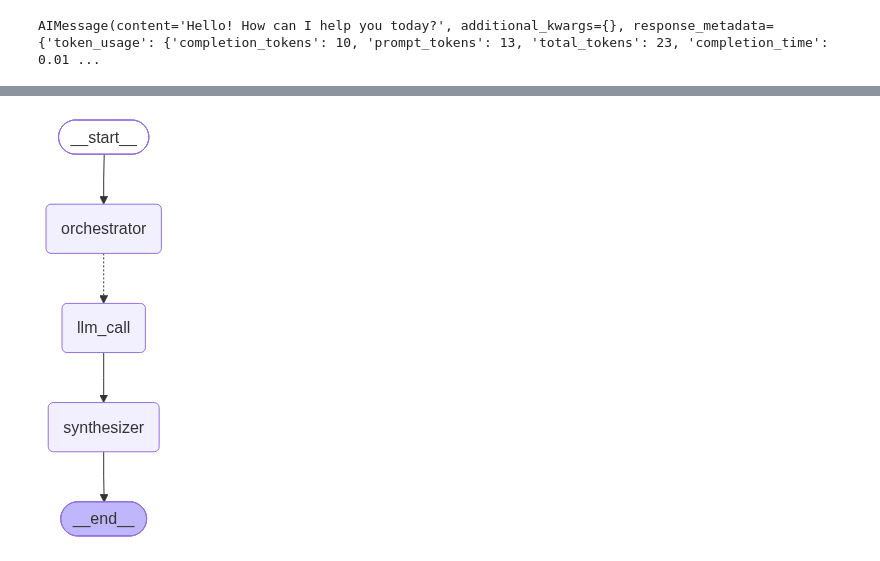
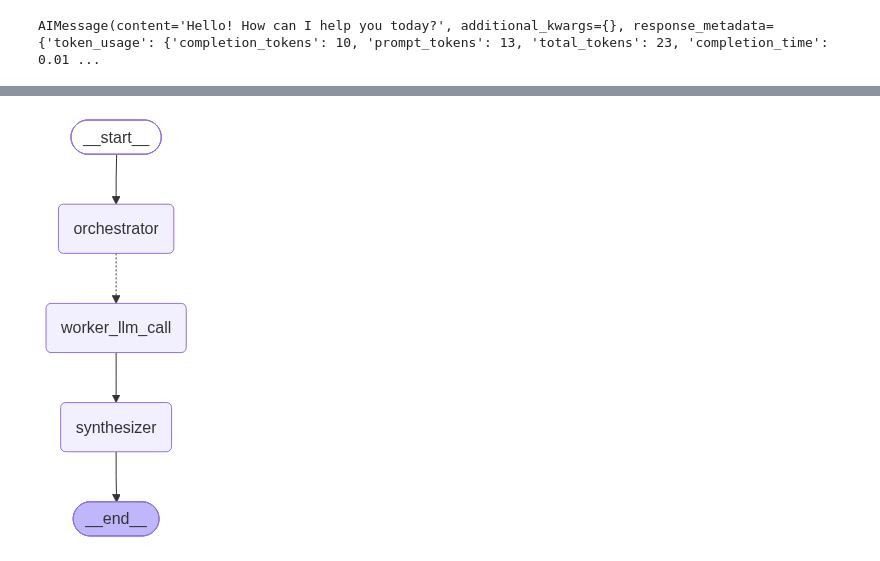
Before and after one commit to jayachandrakanala/jayachandrakanala, a Jupyter notebook: AgenticAI/langgraph/wf-orchestrator-worker.ipynb, the cells around one changed output, grey strips where cells are left out. Saved outputs shown, nothing was run; the diff lists cells and outputs as text; code cells hidden in the pictures.

```diff
--- a/AgenticAI/langgraph/wf-orchestrator-worker.ipynb
+++ b/AgenticAI/langgraph/wf-orchestrator-worker.ipynb
@@ -12,12 +12,10 @@ load_dotenv()
 
 from langchain_groq import ChatGroq
 
-
 #os.environ["OPENAI_API_KEY"]=os.getenv("OPENAI_API_KEY")
 os.environ["GROQ_API_KEY"]=os.getenv("GROQ_API_KEY")
 
-
-llm=ChatGroq(model="qwen/qwen3.8-27b", max_tokens=500)
+llm=ChatGroq(model="qwen/qwen3.8-27b", max_tokens=300)
 #llm = ChatOpenAI(model="gpt-4o")
 result=llm.invoke("Hello")
 result
@@ -49,14 +172,11 @@ Because orchestrator-worker workflows are common, LangGraph has the Send API to
 # %%
 from langgraph.types import Send
-
 
 # Graph state
 class State(TypedDict):
     topic: str  # Report topic
     sections: list[Section]  # List of report sections
-    completed_sections: Annotated[
-        list, operator.add
-    ]  # All workers write to this key in parallel
+    completed_sections: Annotated[list, operator.add]  # All workers write to this key in parallel
     final_report: str  # Final report
 
 # Worker state
@@ -77,10 +197,9 @@ def orchestrator(state: State):
     )
 
     print("Report Sections:",report_sections)
-
     return {"sections": report_sections.sections}
 
-def llm_call(state: WorkerState):
+def worker_llm_call(state: WorkerState):
     """Worker writes a section of the report"""
 
     # Generate section
@@ -98,12 +217,12 @@ def llm_call(state: WorkerState):
     # Write the updated section to completed sections
     return {"completed_sections": [section.content]}
 
-# Conditional edge function to create llm_call workers that each write a section of the report
+# Conditional edge function to create worker_llm_call workers that each write a section of the report
 def assign_workers(state: State):
     """Assign a worker to each section in the plan"""
 
     # Kick off section writing in parallel via Send() API
-    return [Send("llm_call", {"section": s}) for s in state["sections"]]
+    return [Send("worker_llm_call", {"section": s}) for s in state["sections"]]
 
 def synthesizer(state: State):
     """Synthesize full report from sections"""
@@ -118,31 +237,31 @@ def synthesizer(state: State):
 # %%
 # Build workflow
 
 
 from langgraph.graph import StateGraph, START, END
 from IPython.display import Image, display
 orchestrator_worker_builder = StateGraph(State)
 
 # Add the nodes
 orchestrator_worker_builder.add_node("orchestrator", orchestrator)
-orchestrator_worker_builder.add_node("llm_call", llm_call)
+orchestrator_worker_builder.add_node("worker_llm_call", worker_llm_call)
 orchestrator_worker_builder.add_node("synthesizer", synthesizer)
 
 # Add edges to connect nodes
 orchestrator_worker_builder.add_edge(START, "orchestrator")
 orchestrator_worker_builder.add_conditional_edges(
-    "orchestrator", assign_workers, ["llm_call"]
+    "orchestrator", assign_workers, ["worker_llm_call"]
 )
-orchestrator_worker_builder.add_edge("llm_call", "synthesizer")
+orchestrator_worker_builder.add_edge("worker_llm_call", "synthesizer")
 orchestrator_worker_builder.add_edge("synthesizer", END)
 
 # Compile the workflow
 orchestrator_worker = orchestrator_worker_builder.compile()
 
 # Show the workflow
 display(Image(orchestrator_worker.get_graph().draw_mermaid_png()))
 # %% [output]
-[figure, old version]
+[figure, new version]
 # %%
 # Invoke
 state = orchestrator_worker.invoke({"topic": "Create a simple report on Cats"})
```
Also changed, not shown: parts of 3 cells of this notebook.
